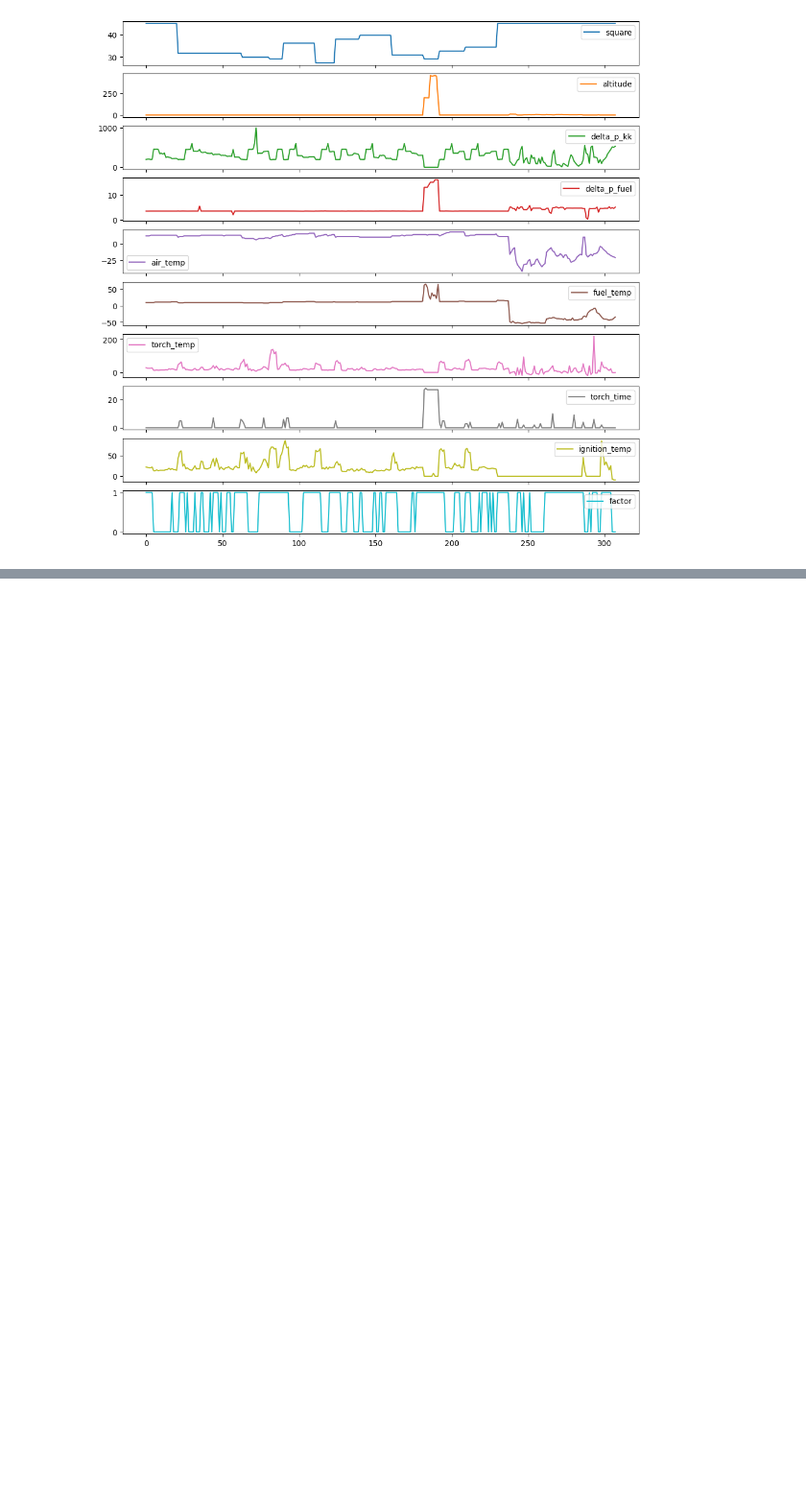
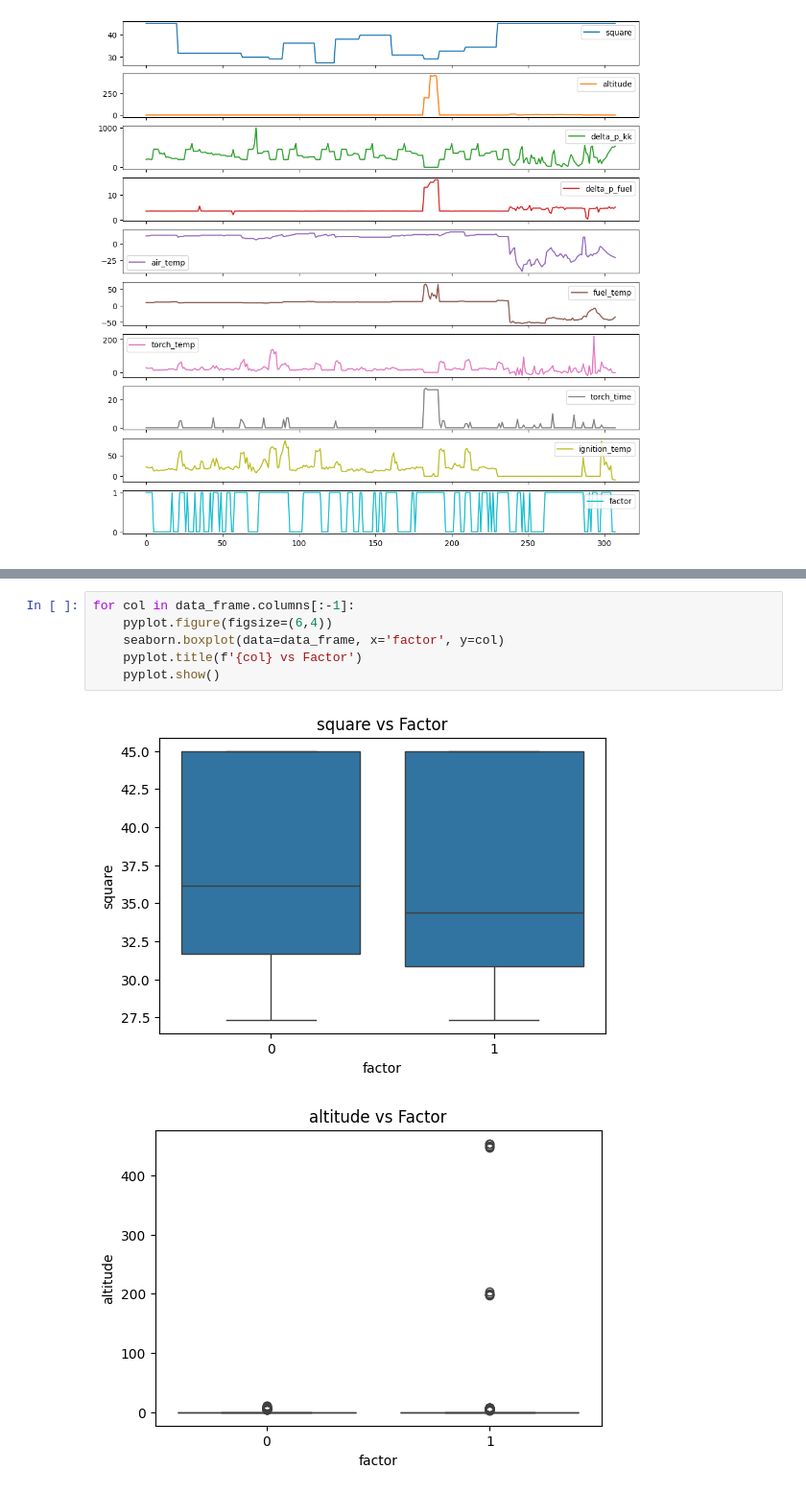
Before and after one commit to vchernetsov/study, a Jupyter notebook: diploma/code/main.ipynb, the cells around one changed output, grey strips where cells are left out. Shown at 96% size. Saved outputs shown, nothing was run; the diff lists cells and outputs as text; blank space fills up the shorter version.

```diff
--- a/diploma/code/main.ipynb
+++ b/diploma/code/main.ipynb
@@ -173,0 +174,9 @@ plt.show()
+# %%
+for col in data_frame.columns[:-1]:
+    pyplot.figure(figsize=(6,4))
+    seaborn.boxplot(data=data_frame, x='factor', y=col)
+    pyplot.title(f'{col} vs Factor')
+    pyplot.show()
+# %% [output]
+[figure, added]
+[figure, added]
```
Also changed, not shown: parts of 17 cells of this notebook, 2 other files.
